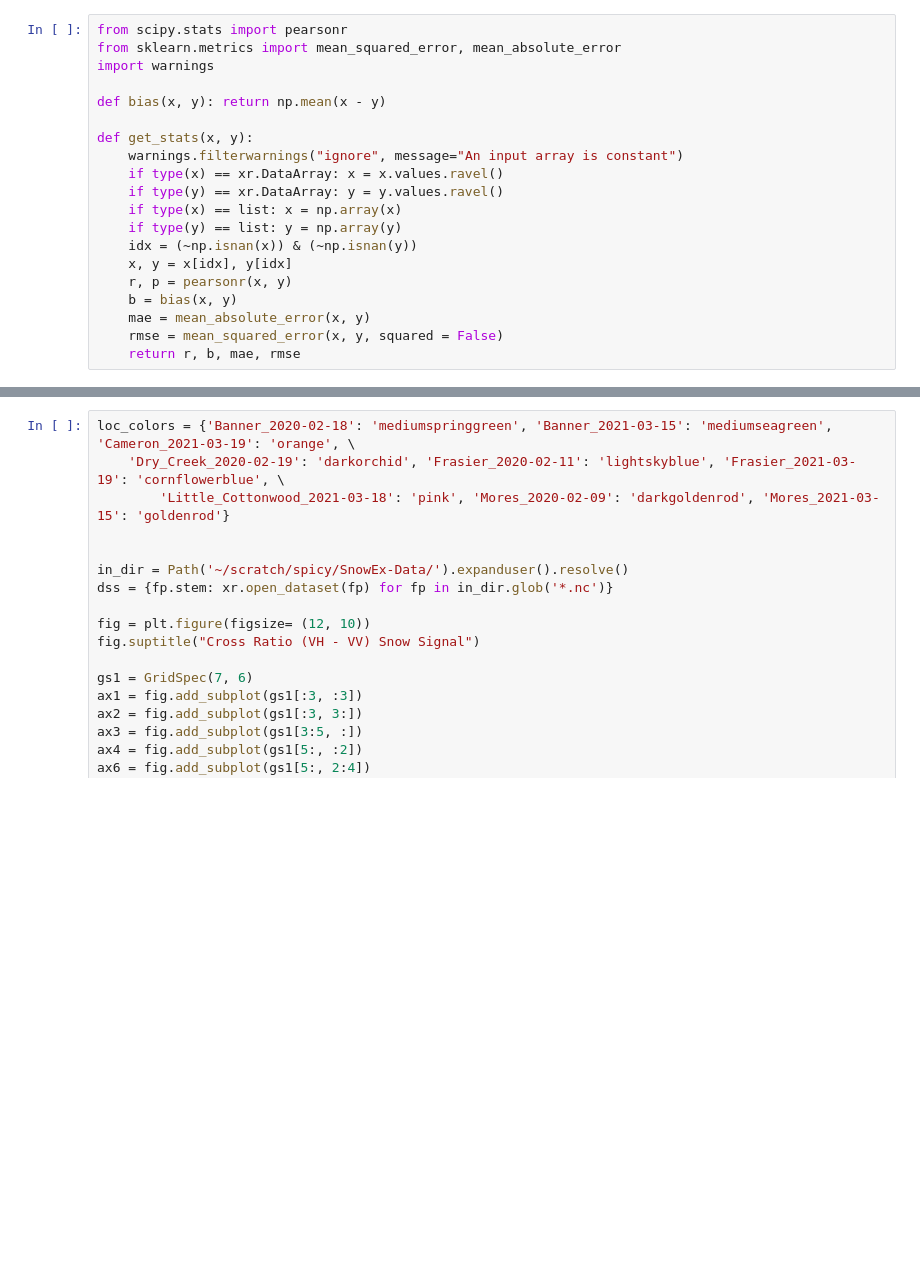
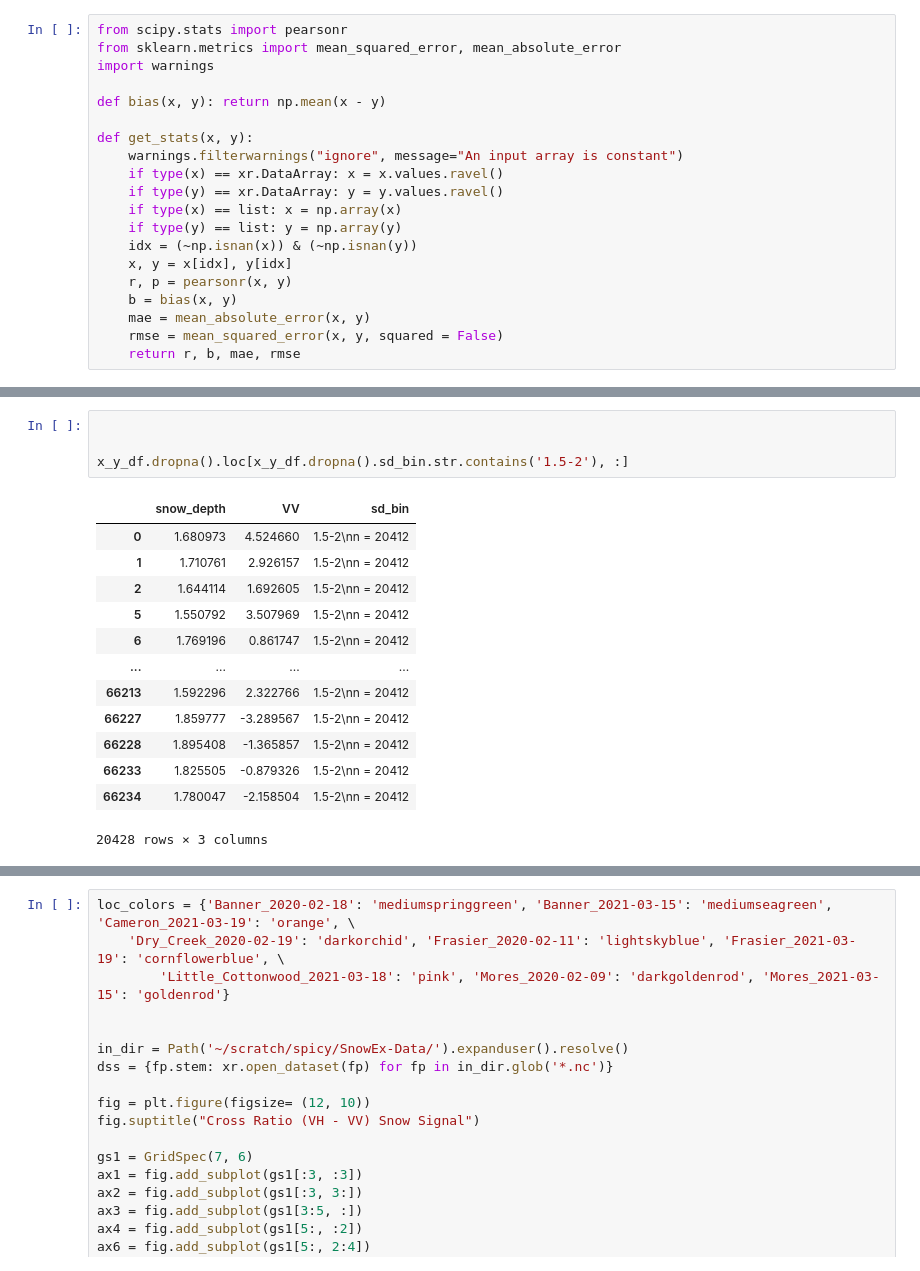
Before and after one commit to ZachHoppinen/spicy-analysis, a Jupyter notebook: src/compare/cr_signal/cr_signal_figures.ipynb, the cells around one changed output, grey strips where cells are left out. Drawn from its saved outputs; the diff is of its cells as text; blank space fills up the shorter version.

```diff
--- a/src/compare/cr_signal/cr_signal_figures.ipynb
+++ b/src/compare/cr_signal/cr_signal_figures.ipynb
@@ -42,0 +57,18 @@ def get_stats(x, y):
+# %%
+
+
+x_y_df.dropna().loc[x_y_df.dropna().sd_bin.str.contains('1.5-2'), :]
+# %% [output]
+|  | snow_depth | VV | sd_bin |
+| 0 | 1.680973 | 4.524660 | 1.5-2\nn = 20412 |
+| 1 | 1.710761 | 2.926157 | 1.5-2\nn = 20412 |
+| 2 | 1.644114 | 1.692605 | 1.5-2\nn = 20412 |
+| 5 | 1.550792 | 3.507969 | 1.5-2\nn = 20412 |
+| 6 | 1.769196 | 0.861747 | 1.5-2\nn = 20412 |
+| ... | ... | ... | ... |
+| 66213 | 1.592296 | 2.322766 | 1.5-2\nn = 20412 |
+| 66227 | 1.859777 | -3.289567 | 1.5-2\nn = 20412 |
+| 66228 | 1.895408 | -1.365857 | 1.5-2\nn = 20412 |
+| 66233 | 1.825505 | -0.879326 | 1.5-2\nn = 20412 |
+| 66234 | 1.780047 | -2.158504 | 1.5-2\nn = 20412 |
+20428 rows × 3 columns
```
Also changed, not shown: parts of 8 cells of this notebook.
